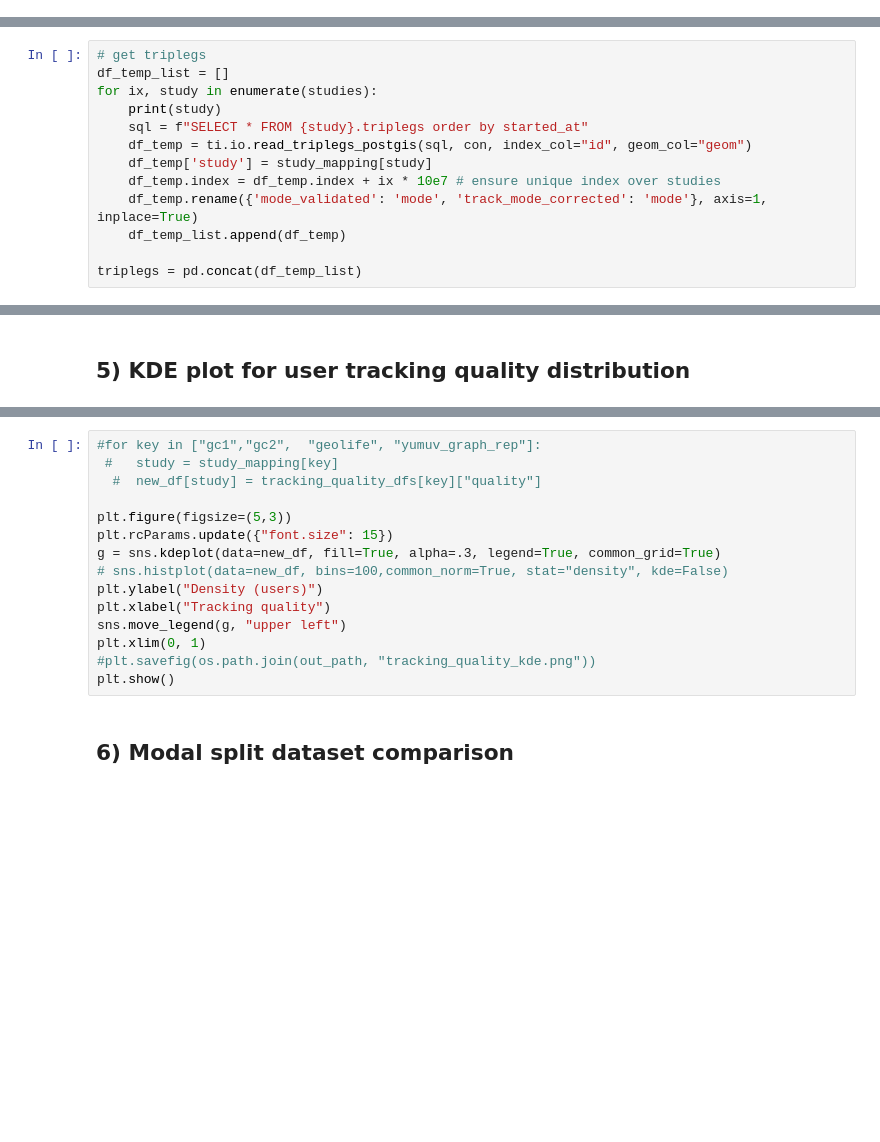
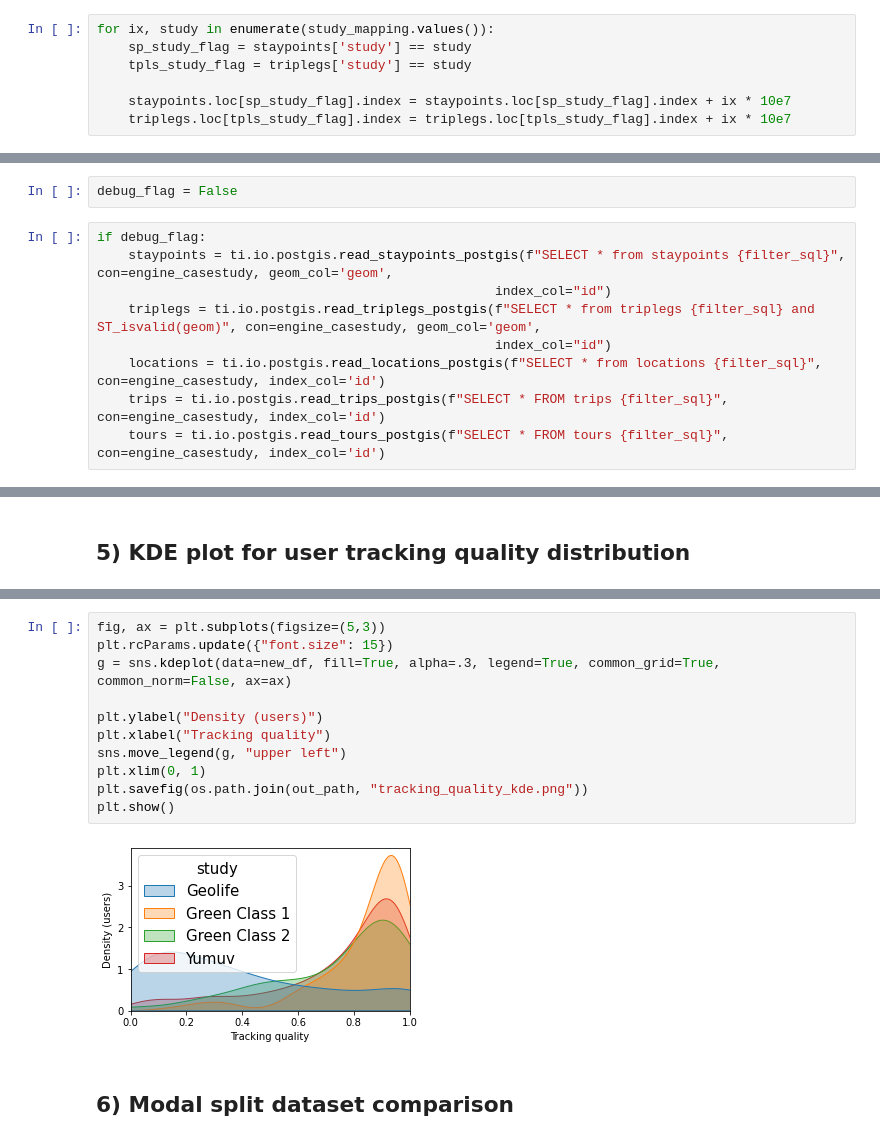
Before and after one commit to mie-lab/trackintel, a Jupyter notebook: examples/trackintel_study_comparison-v2.ipynb, the cells around one changed output, grey strips where cells are left out. Cells and saved outputs as stored; diff of their text form; blank space fills up the shorter version.

```diff
--- a/examples/trackintel_study_comparison-v2.ipynb
+++ b/examples/trackintel_study_comparison-v2.ipynb
@@ -250,2 +248,9 @@ staypoints['activity_label'] = staypoints['activity_label'].apply(flatten_activi
+# %%
+for ix, study in enumerate(study_mapping.values()):
+    sp_study_flag = staypoints['study'] == study
+    tpls_study_flag = triplegs['study'] == study
+
+    staypoints.loc[sp_study_flag].index = staypoints.loc[sp_study_flag].index + ix * 10e7
+    triplegs.loc[tpls_study_flag].index = triplegs.loc[tpls_study_flag].index + ix * 10e7
 # %%
 staypoints
@@ -261,16 +283,3 @@ user_study_matching = user_study_matching.set_index('user_id')
-# %%
-# get triplegs
-df_temp_list = []
-for ix, study in enumerate(studies):
-    print(study)
-    sql = f"SELECT * FROM {study}.triplegs order by started_at"
-    df_temp = ti.io.read_triplegs_postgis(sql, con, index_col="id", geom_col="geom")
-    df_temp['study'] = study_mapping[study]
-    df_temp.index = df_temp.index + ix * 10e7 # ensure unique index over studies
-    df_temp.rename({'mode_validated': 'mode', 'track_mode_corrected': 'mode'}, axis=1, inplace=True)
-    df_temp_list.append(df_temp)
-
-triplegs = pd.concat(df_temp_list)
 # %% [markdown]
 ### create trips
 # %%
@@ -294,3 +322,14 @@ locations = locations.join(user_study_matching, on='user_id')
+# %%
+debug_flag = False
+# %%
+if debug_flag:
+    staypoints = ti.io.postgis.read_staypoints_postgis(f"SELECT * from staypoints {filter_sql}", con=engine_casestudy, geom_col='geom',
+                                                   index_col="id")
+    triplegs = ti.io.postgis.read_triplegs_postgis(f"SELECT * from triplegs {filter_sql} and ST_isvalid(geom)", con=engine_casestudy, geom_col='geom',
+                                                   index_col="id")
+    locations = ti.io.postgis.read_locations_postgis(f"SELECT * from locations {filter_sql}", con=engine_casestudy, index_col='id')
+    trips = ti.io.postgis.read_trips_postgis(f"SELECT * FROM trips {filter_sql}", con=engine_casestudy, index_col='id')
+    tours = ti.io.postgis.read_tours_postgis(f"SELECT * FROM tours {filter_sql}", con=engine_casestudy, index_col='id')
 # %% [markdown]
 ### statistics
 # %%
@@ -440,18 +535,16 @@ new_df
 # %%
-#for key in ["gc1","gc2",  "geolife", "yumuv_graph_rep"]:
- #   study = study_mapping[key]
-  #  new_df[study] = tracking_quality_dfs[key]["quality"]
+fig, ax = plt.subplots(figsize=(5,3))
+plt.rcParams.update({"font.size": 15})
+g = sns.kdeplot(data=new_df, fill=True, alpha=.3, legend=True, common_grid=True, common_norm=False, ax=ax)
 
-plt.figure(figsize=(5,3))
-plt.rcParams.update({"font.size": 15})
-g = sns.kdeplot(data=new_df, fill=True, alpha=.3, legend=True, common_grid=True)
-# sns.histplot(data=new_df, bins=100,common_norm=True, stat="density", kde=False)
 plt.ylabel("Density (users)")
 plt.xlabel("Tracking quality")
 sns.move_legend(g, "upper left")
 plt.xlim(0, 1)
-#plt.savefig(os.path.join(out_path, "tracking_quality_kde.png"))
+plt.savefig(os.path.join(out_path, "tracking_quality_kde.png"))
 plt.show()
+# %% [output]
+[figure, added]
 # %% [markdown]
 ## 6) Modal split dataset comparison
 # %% [markdown]
```
Also changed, not shown: parts of 76 cells of this notebook.
